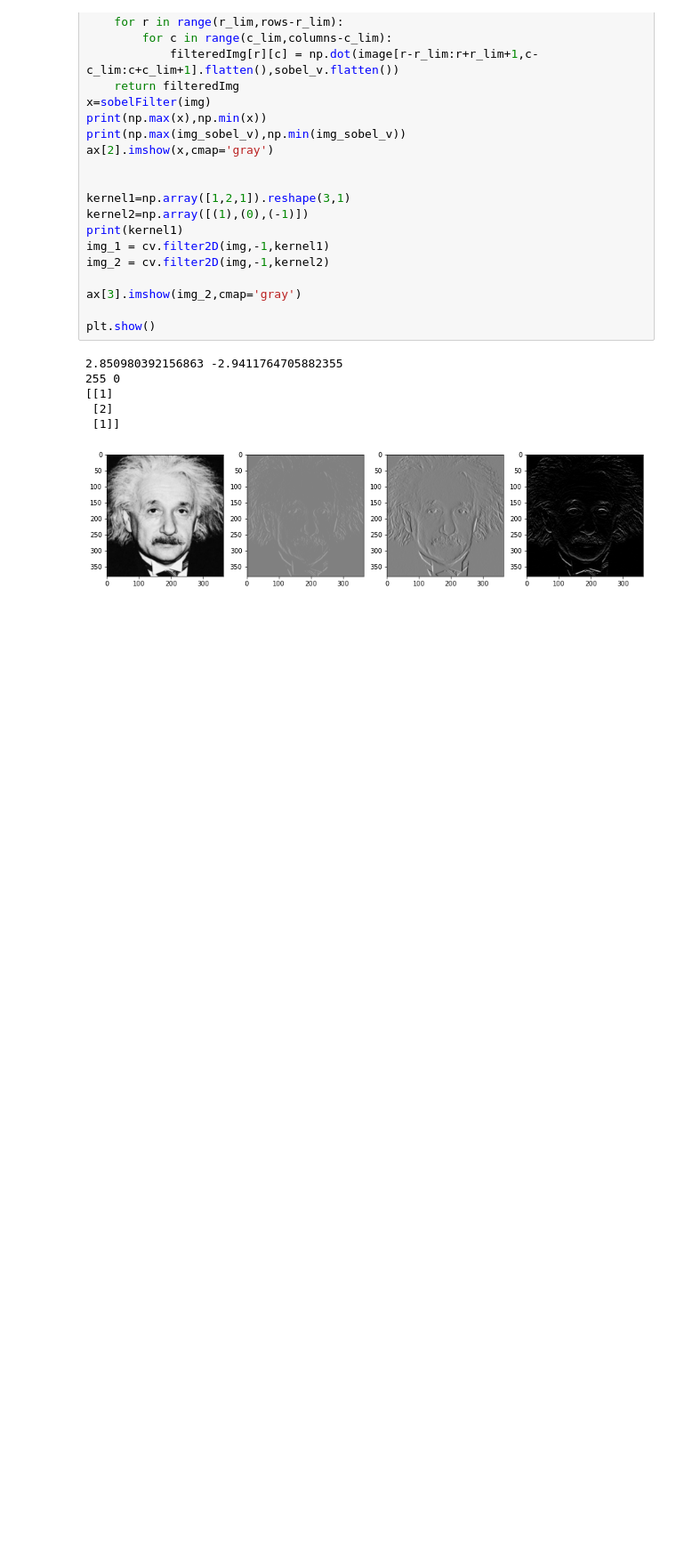
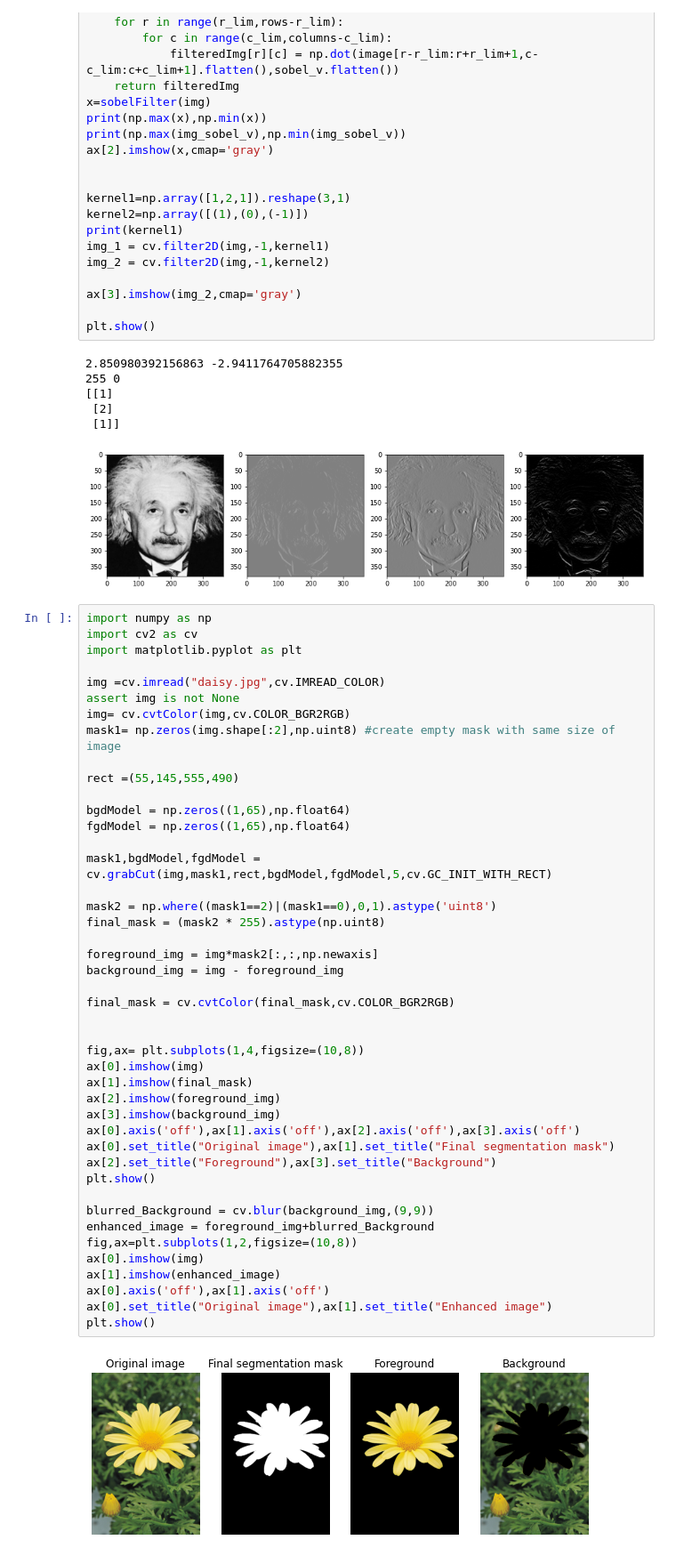
Before and after one commit to Kithdara/assignment_1, a Jupyter notebook: image_assignment_1.ipynb, the cells around one changed output. Shown at 89% size. Cells and saved outputs as stored; diff of their text form; blank space fills up the shorter version.

```diff
--- a/image_assignment_1.ipynb
+++ b/image_assignment_1.ipynb
@@ -264,3 +264,49 @@ plt.show()
  [2]
  [1]]
 [figure]
+# %%
+import numpy as np
+import cv2 as cv
+import matplotlib.pyplot as plt
+
+img =cv.imread("daisy.jpg",cv.IMREAD_COLOR)
+assert img is not None
+img= cv.cvtColor(img,cv.COLOR_BGR2RGB)
+mask1= np.zeros(img.shape[:2],np.uint8) #create empty mask with same size of image
+
+rect =(55,145,555,490)
+
+bgdModel = np.zeros((1,65),np.float64)
+fgdModel = np.zeros((1,65),np.float64)
+
+mask1,bgdModel,fgdModel = cv.grabCut(img,mask1,rect,bgdModel,fgdModel,5,cv.GC_INIT_WITH_RECT)
+
+mask2 = np.where((mask1==2)|(mask1==0),0,1).astype('uint8')
+final_mask = (mask2 * 255).astype(np.uint8)
+
+foreground_img = img*mask2[:,:,np.newaxis]
+background_img = img - foreground_img
+
+final_mask = cv.cvtColor(final_mask,cv.COLOR_BGR2RGB)
+
+
+fig,ax= plt.subplots(1,4,figsize=(10,8))
+ax[0].imshow(img)
+ax[1].imshow(final_mask)
+ax[2].imshow(foreground_img)
+ax[3].imshow(background_img)
+ax[0].axis('off'),ax[1].axis('off'),ax[2].axis('off'),ax[3].axis('off')
+ax[0].set_title("Original image"),ax[1].set_title("Final segmentation mask")
+ax[2].set_title("Foreground"),ax[3].set_title("Background")
+plt.show()
+
+blurred_Background = cv.blur(background_img,(9,9))
+enhanced_image = foreground_img+blurred_Background
+fig,ax=plt.subplots(1,2,figsize=(10,8))
+ax[0].imshow(img)
+ax[1].imshow(enhanced_image)
+ax[0].axis('off'),ax[1].axis('off')
+ax[0].set_title("Original image"),ax[1].set_title("Enhanced image")
+plt.show()
+# %% [output]
+[figure, added]
```
Also changed, not shown: parts of 1 cell of this notebook.
